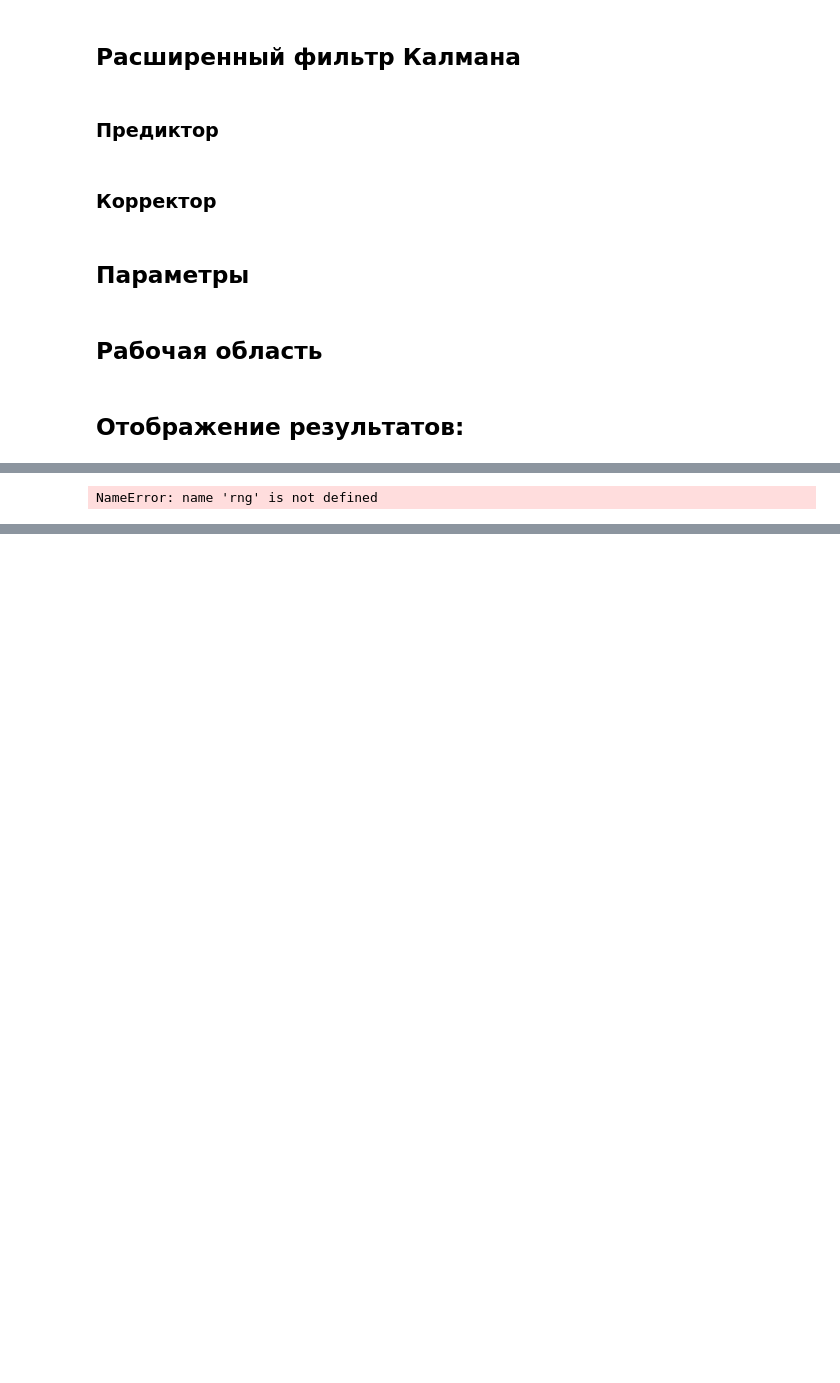
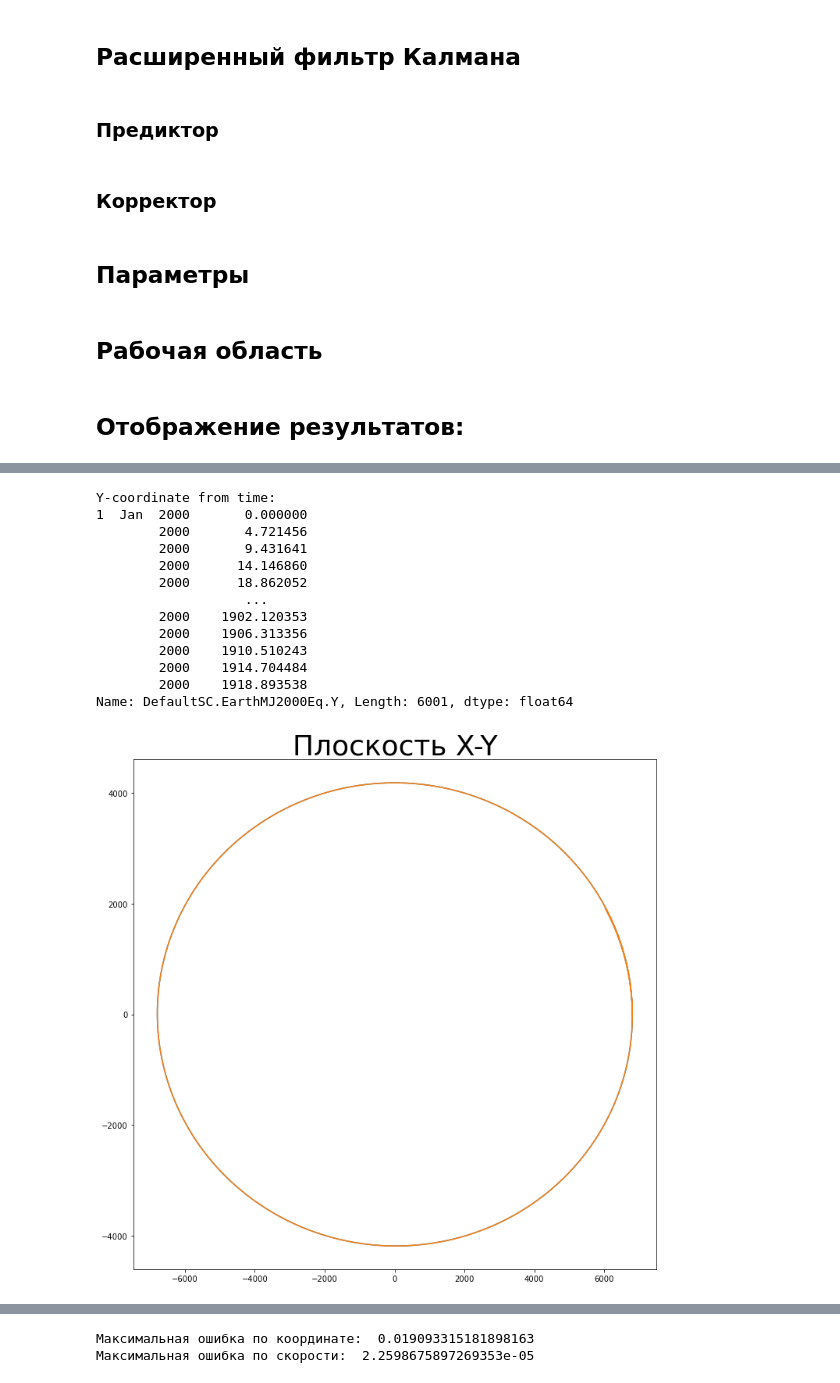
Before and after one commit to KirikMaster/MIPT-assignments, a Jupyter notebook: Control Theory/CT_project_ISS.ipynb, the cells around one changed output, grey strips where cells are left out. Cells and saved outputs as stored; diff of their text form; code cells hidden in the pictures; blank space fills up the shorter version.

```diff
--- a/Control Theory/CT_project_ISS.ipynb
+++ b/Control Theory/CT_project_ISS.ipynb
@@ -69,7 +69,7 @@ def predictorCovar(Pk_1, xk_1, tk_1, tk):
     dt = tk - tk_1
     Phi = np.eye(6) + JacobianF(xk_1) * dt
     wk = ModelError(tk_1)
-    Q = np.outer(wk, wk) # Матрица ковариаций шумов модели
+    Q = np.diag(wk**2) # Матрица ковариаций шумов модели
     Pk_estimated = Phi @ Pk_1 @ Phi.T + Q
     return Pk_estimated
 # %% [markdown]
@@ -77,7 +77,7 @@ def predictorCovar(Pk_1, xk_1, tk_1, tk):
 # %%
 def MatrixK(Pk_estimated, xk_estimated, tk):
     vk = MeasureError(tk)
-    R = np.outer(vk, vk) # Матрица ковариаций шумов модели
+    R = np.diag(vk**2) # Матрица ковариаций шумов модели
     H = JacobianH(xk_estimated)
 
     pk_norm = norm(Pk_estimated @ H.T) # Норма произведения первых двух матриц
@@ -87,7 +87,8 @@ def MatrixK(Pk_estimated, xk_estimated, tk):
     # K = pk_norm / sm_norm * (A @ B^(-1))
 
     if np.linalg.det(B) != 0:
-        K = pk_norm / sm_norm * (A @ np.linalg.inv(B))
+        #K = pk_norm / sm_norm * (A @ np.linalg.inv(B))
+        K = Pk_estimated @ H.T @ np.linalg.inv(H @ Pk_estimated @ H.T + R)
     else:
         K = np.eye(6)
     return K
@@ -117,6 +118,7 @@ Ampl_v_v = 1e-5
 ## Рабочая область
 # %%
 data = pd.read_csv("iss_test.txt", delim_whitespace=True)
+N = len(data.iloc[:,0])
 x = np.array(data.iloc[0, 1:])
 P = np.diag([Ampl_w_r, Ampl_w_r, Ampl_w_r, Ampl_w_v, Ampl_w_v, Ampl_w_v])
 status = data.copy(deep=True)
@@ -129,7 +131,7 @@ for i in range(1, data.shape[0]):
     #print(np.linalg.norm(P_est))
     #P = P_est
     K = MatrixK(P_est, x_est, t_curr)
-    z = np.array(data.iloc[i, 1:])
+    z = np.array(data.iloc[i, 1:]) + MeasureError(t_curr)
     x = correctorStatus(x_est, z, K)
     P = correctorCovar(P_est, x, K)
     status.iloc[i, 1:] = x
@@ -142,5 +144,14 @@ for i in range(1, data.shape[0]):
     #    print("P (norm) = ", norm(P))
     #    print("K (norm) = ", norm(K))
     #    print("====================")
+
+# Поиск максимальной ошибки
+max_coord = 0
+max_velos = 0
+for i in range(N):
+    if norm(status.iloc[i, 1:4] - data.iloc[i, 1:4]) > max_coord:
+        max_coord = norm(status.iloc[i, 1:4] - data.iloc[i, 1:4])
+    if norm(status.iloc[i, 4:] - data.iloc[i, 4:]) > max_velos:
+        max_velos = norm(status.iloc[i, 4:] - data.iloc[i, 4:])
 # %% [markdown]
 ## Отображение результатов:
@@ -192,4 +157,0 @@ print(np.diag([1e-5, 1e-5, 1e-5, 0.01, 0.01, 0.01]))
-# %%
-np.append(Ampl_w_r * rng.random(3), Ampl_w_v * rng.random(3))
-# %% [output]
-NameError: name 'rng' is not defined
@@ -199,0 +158,44 @@ print(np.linalg.inv(A))
+# %%
+print("Y-coordinate from time:")
+print(status.iloc[:, 2])
+
+fig_XY, ax_XY = plt.subplots(figsize=(12, 12))
+ax_XY.plot(status.iloc[:, 1], status.iloc[:, 2], label="Состояние")
+ax_XY.plot(data.iloc[:, 1], data.iloc[:, 2], label="Измерение")
+ax_XY.set_title("Плоскость X-Y", size=36)
+fig_XY.legend
+
+fig, ax = plt.subplots(3, 2, figsize=(20, 20))
+Timeline = list(map(time, data.iloc[:, 0]))
+ax[0][0].plot(Timeline, status.iloc[:, 1]-data.iloc[:, 1])
+ax[1][0].plot(Timeline, status.iloc[:, 2]-data.iloc[:, 2])
+ax[2][0].plot(Timeline, status.iloc[:, 3]-data.iloc[:, 3])
+ax[0][1].plot(Timeline, status.iloc[:, 4]-data.iloc[:, 4], "orange")
+ax[1][1].plot(Timeline, status.iloc[:, 5]-data.iloc[:, 5], "orange")
+ax[2][1].plot(Timeline, status.iloc[:, 6]-data.iloc[:, 6], "orange")
+ax[0][0].set_title("Погрешность x", size=24)
+ax[1][0].set_title("Погрешность y", size=24)
+ax[2][0].set_title("Погрешность z", size=24)
+ax[0][1].set_title("Погрешность Vx", size=24)
+ax[1][1].set_title("Погрешность Vy", size=24)
+ax[2][1].set_title("Погрешность Vz", size=24)
+
+plt.show()
+
+print("Максимальная ошибка по координате: ", max_coord)
+print("Максимальная ошибка по скорости: ", max_velos)
+# %% [output]
+Y-coordinate from time:
+1  Jan  2000       0.000000
+        2000       4.721456
+        2000       9.431641
+        2000      14.146860
+        2000      18.862052
+                   ...
+        2000    1902.120353
+        2000    1906.313356
+        2000    1910.510243
+        2000    1914.704484
+        2000    1918.893538
+Name: DefaultSC.EarthMJ2000Eq.Y, Length: 6001, dtype: float64
+[figure, added]
@@ -199,0 +203,2 @@ print(np.linalg.inv(A))
+Максимальная ошибка по координате:  0.019093315181898163
+Максимальная ошибка по скорости:  2.2598675897269353e-05
```
Also changed, not shown: parts of 4 cells of this notebook.
